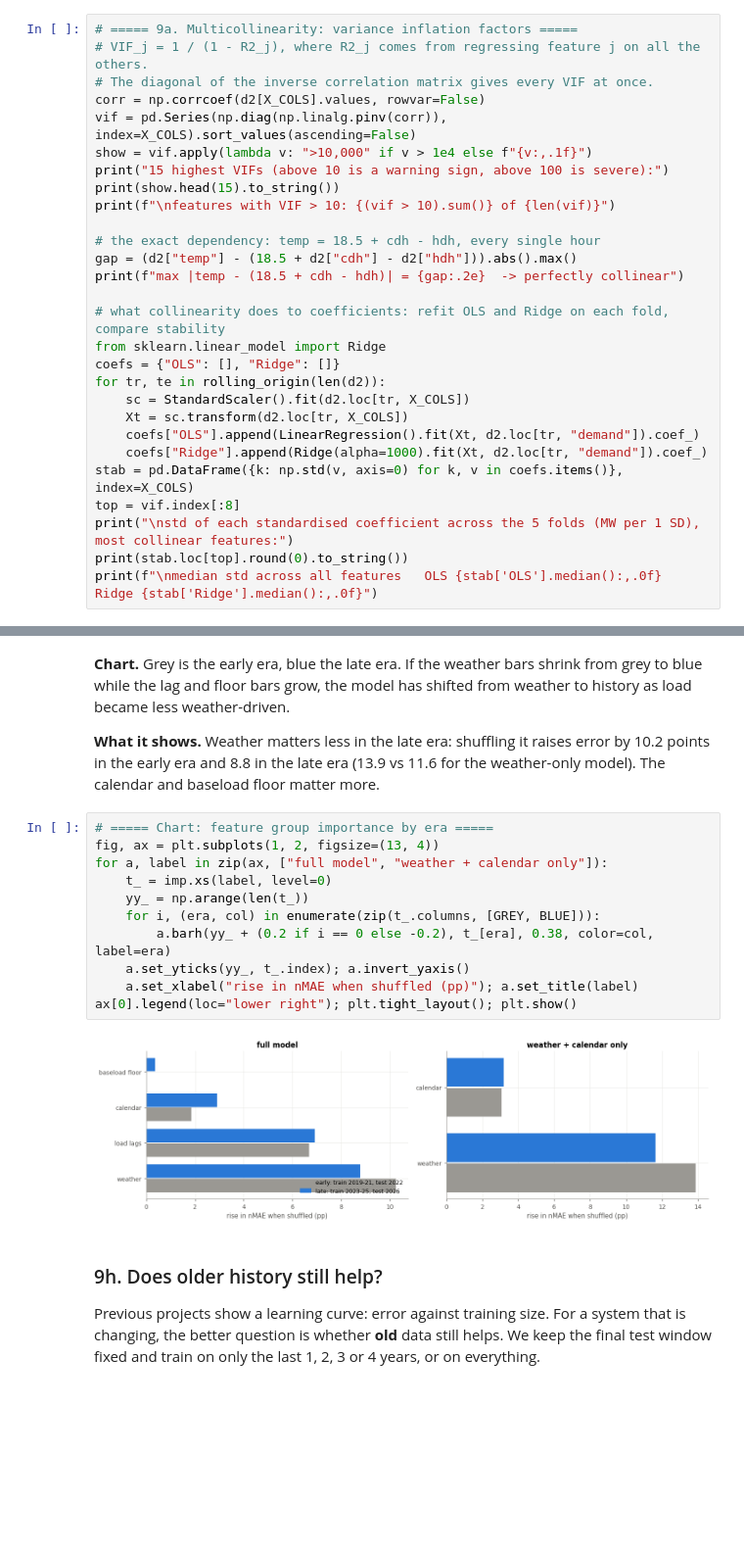
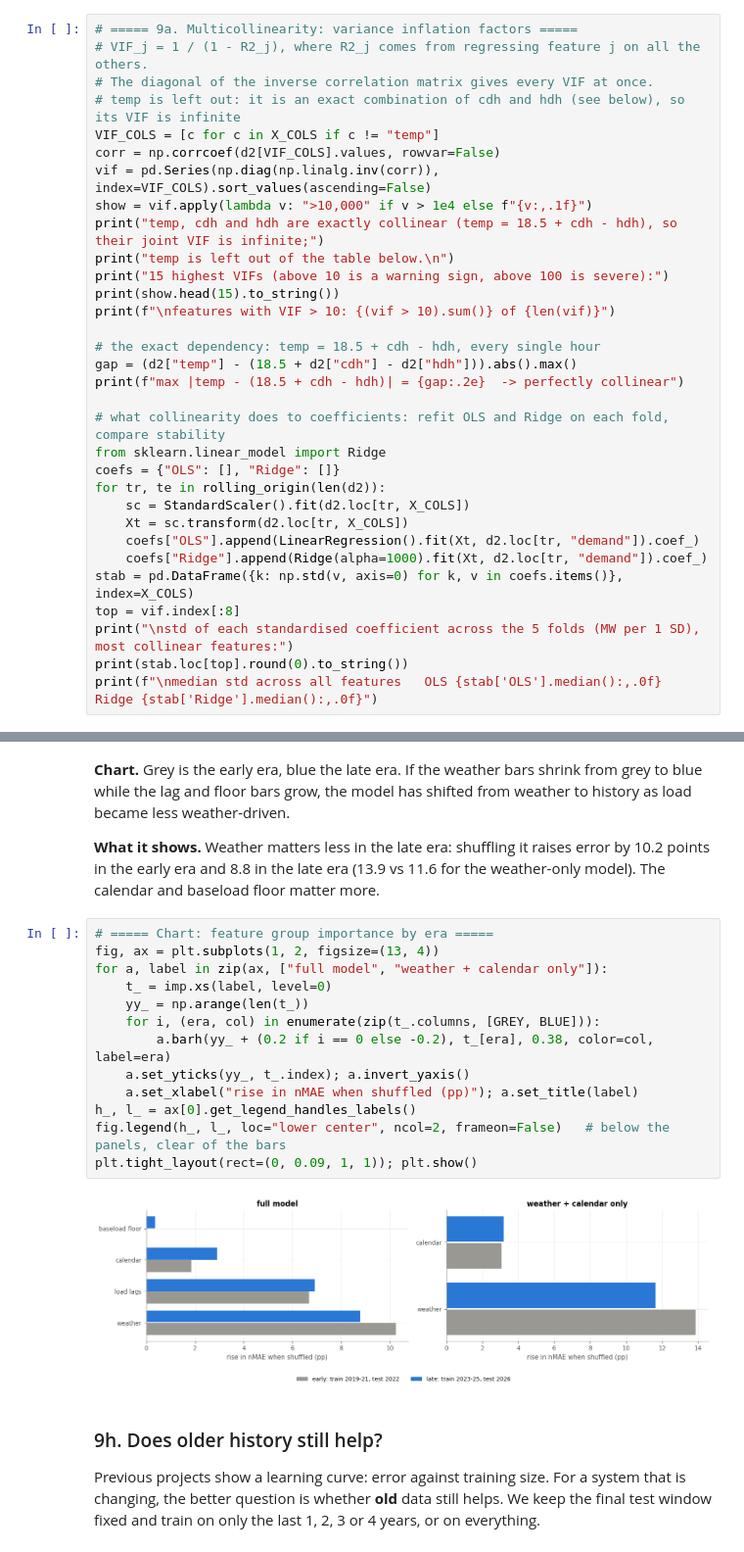
Before and after one commit to Arjunn28/gridpulse, a Jupyter notebook: notebooks/GridPulse.ipynb, the cells around one changed output, grey strips where cells are left out. Shown at 98% size. Saved outputs shown, nothing was run; the diff lists cells and outputs as text; blank space fills up the shorter version.

Commit message:
9a VIF without the exactly collinear temp, 10c threshold chosen on a held-out slice, 9g legend below the panels

```diff
--- a/notebooks/GridPulse.ipynb
+++ b/notebooks/GridPulse.ipynb
@@ -1572,9 +1573,13 @@ warning, above 100 is severe.
 # ===== 9a. Multicollinearity: variance inflation factors =====
 # VIF_j = 1 / (1 - R2_j), where R2_j comes from regressing feature j on all the others.
 # The diagonal of the inverse correlation matrix gives every VIF at once.
-corr = np.corrcoef(d2[X_COLS].values, rowvar=False)
-vif = pd.Series(np.diag(np.linalg.pinv(corr)), index=X_COLS).sort_values(ascending=False)
+# temp is left out: it is an exact combination of cdh and hdh (see below), so its VIF is infinite
+VIF_COLS = [c for c in X_COLS if c != "temp"]
+corr = np.corrcoef(d2[VIF_COLS].values, rowvar=False)
+vif = pd.Series(np.diag(np.linalg.inv(corr)), index=VIF_COLS).sort_values(ascending=False)
 show = vif.apply(lambda v: ">10,000" if v > 1e4 else f"{v:,.1f}")
+print("temp, cdh and hdh are exactly collinear (temp = 18.5 + cdh - hdh), so their joint VIF is infinite;")
+print("temp is left out of the table below.\n")
 print("15 highest VIFs (above 10 is a warning sign, above 100 is severe):")
 print(show.head(15).to_string())
 print(f"\nfeatures with VIF > 10: {(vif > 10).sum()} of {len(vif)}")
@@ -1952,16 +1958,18 @@ baseload floor matter more.
 # %%
 # ===== Chart: feature group importance by era =====
 fig, ax = plt.subplots(1, 2, figsize=(13, 4))
 for a, label in zip(ax, ["full model", "weather + calendar only"]):
     t_ = imp.xs(label, level=0)
     yy_ = np.arange(len(t_))
     for i, (era, col) in enumerate(zip(t_.columns, [GREY, BLUE])):
         a.barh(yy_ + (0.2 if i == 0 else -0.2), t_[era], 0.38, color=col, label=era)
     a.set_yticks(yy_, t_.index); a.invert_yaxis()
     a.set_xlabel("rise in nMAE when shuffled (pp)"); a.set_title(label)
-ax[0].legend(loc="lower right"); plt.tight_layout(); plt.show()
+h_, l_ = ax[0].get_legend_handles_labels()
+fig.legend(h_, l_, loc="lower center", ncol=2, frameon=False)   # below the panels, clear of the bars
+plt.tight_layout(rect=(0, 0.09, 1, 1)); plt.show()
 # %% [output]
-[figure, old version]
+[figure, new version]
 # %% [markdown]
 ### 9h. Does older history still help?
 
```
Also changed, not shown: parts of 9 cells of this notebook, 3 other files.
